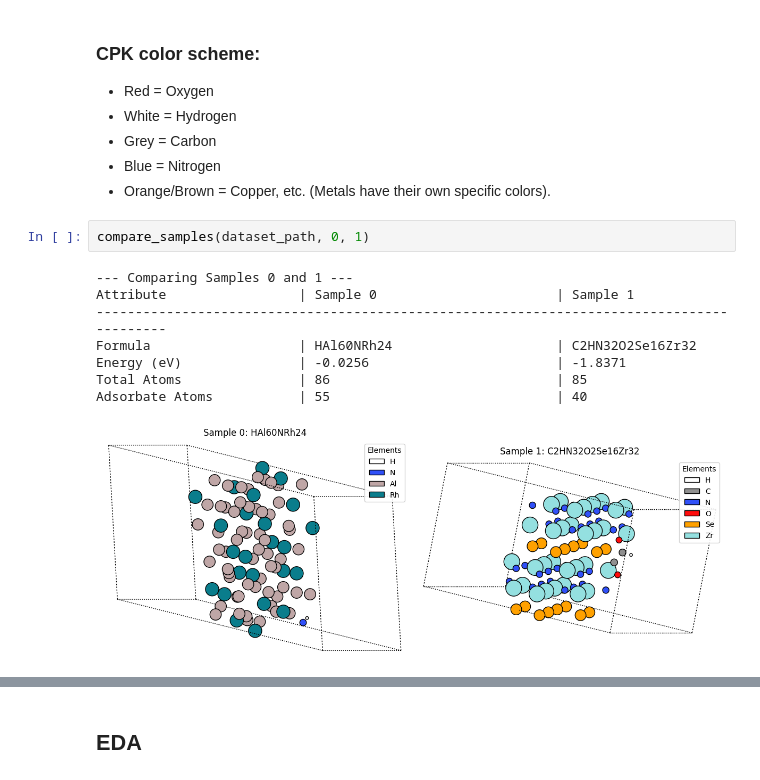
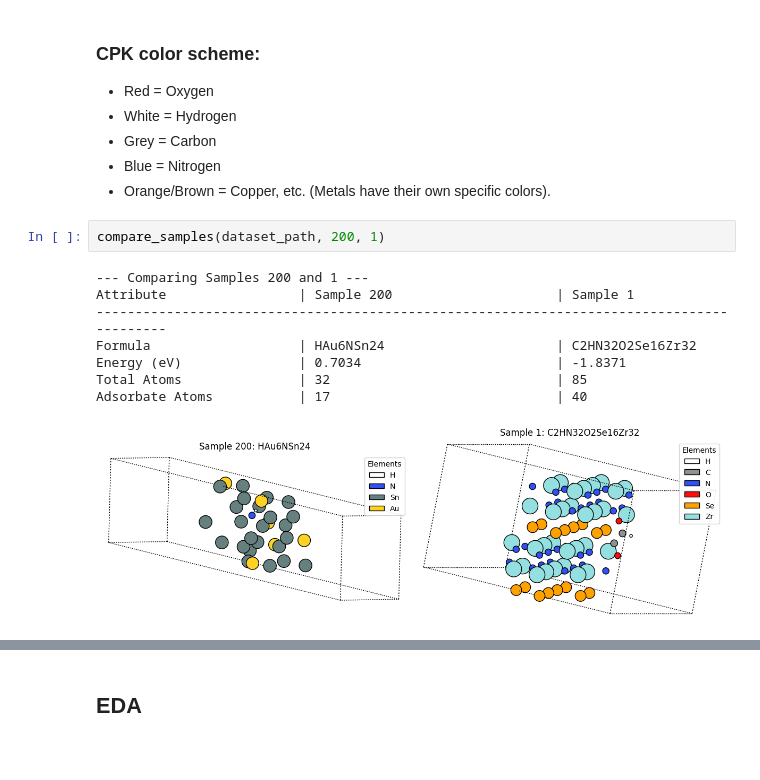
Before and after one commit to juanpaz90/h2-catalyst-ml, a Jupyter notebook: exploration.ipynb, the cells around one changed output, grey strips where cells are left out. Saved outputs shown, nothing was run; the diff lists cells and outputs as text; blank space fills up the shorter version.

```diff
--- a/exploration.ipynb
+++ b/exploration.ipynb
@@ -99,13 +108,13 @@ So what I'm doing is creating a visual representation of two samples.
 - Blue = Nitrogen
 - Orange/Brown = Copper, etc. (Metals have their own specific colors).
 # %%
-compare_samples(dataset_path, 0, 1)
+compare_samples(dataset_path, 200, 1)
 # %% [output]
---- Comparing Samples 0 and 1 ---
-Attribute                 | Sample 0                       | Sample 1
+--- Comparing Samples 200 and 1 ---
+Attribute                 | Sample 200                     | Sample 1
 ------------------------------------------------------------------------------------------
-Formula                   | HAl60NRh24                     | C2HN32O2Se16Zr32
-Energy (eV)               | -0.0256                        | -1.8371
-Total Atoms               | 86                             | 85
-Adsorbate Atoms           | 55                             | 40
+Formula                   | HAu6NSn24                      | C2HN32O2Se16Zr32
+Energy (eV)               | 0.7034                         | -1.8371
+Total Atoms               | 32                             | 85
+Adsorbate Atoms           | 17                             | 40
-[figure, old version]
+[figure, new version]
```
Also changed, not shown: parts of 12 cells of this notebook, 5 other files.
